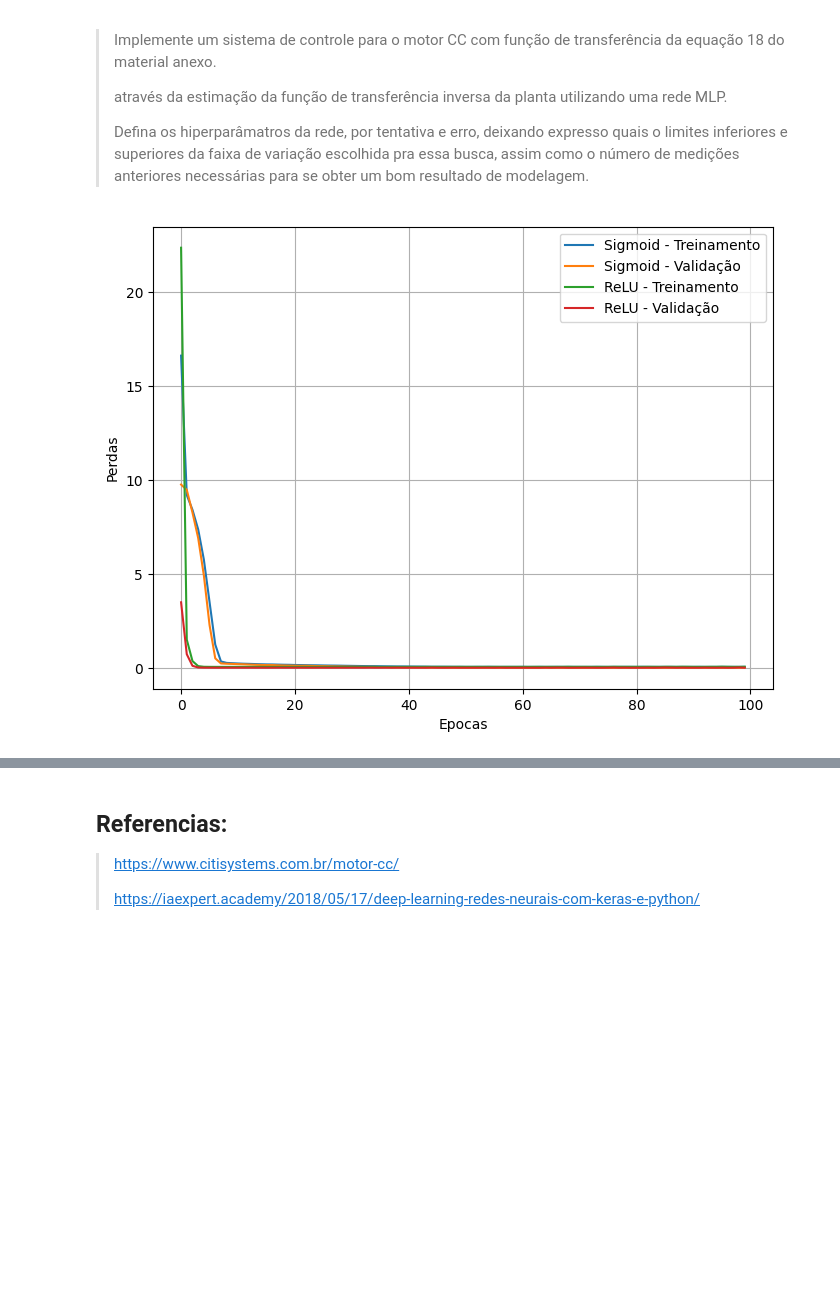
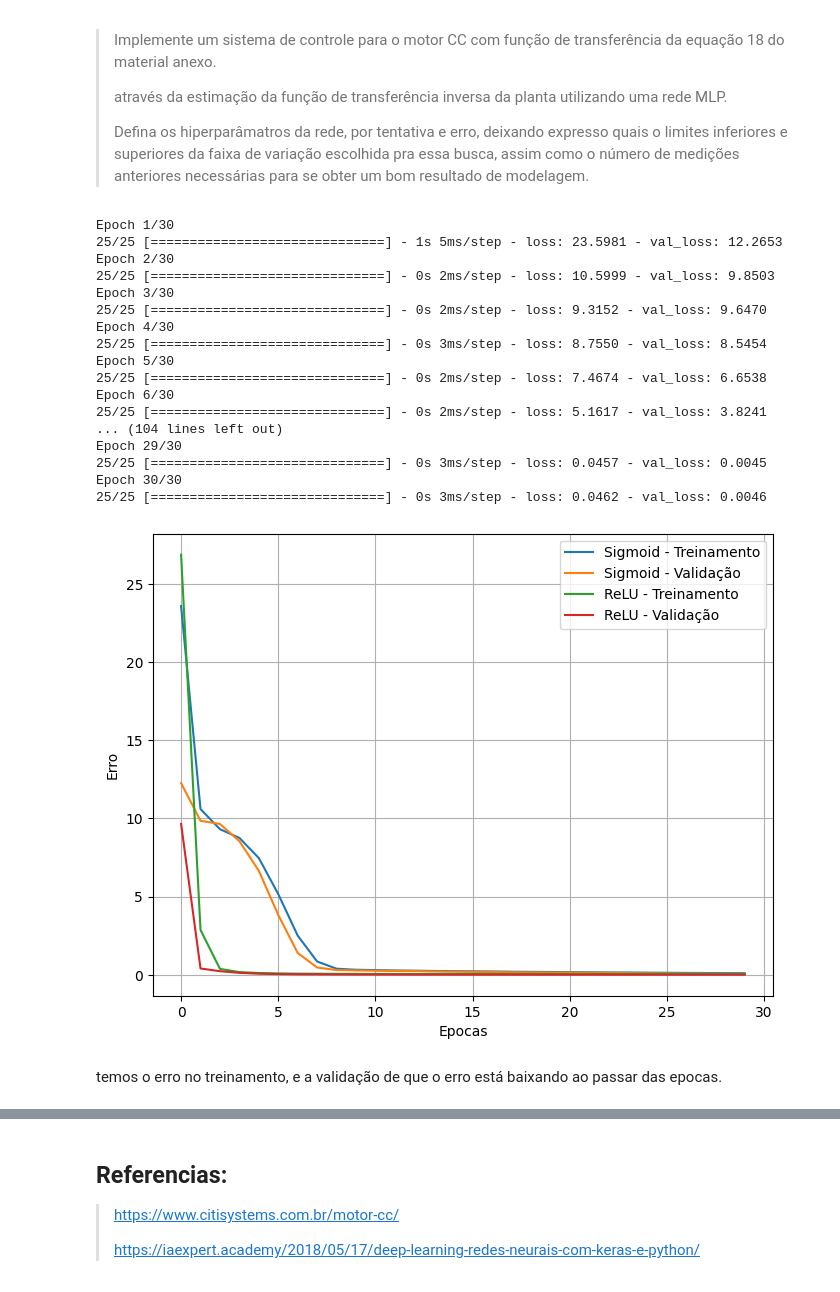
Before and after one commit to KepryDeSousa/Inteligencia-Computacional-I, a Jupyter notebook: Relatorio_VI__MLP.ipynb, the cells around one changed output, grey strips where cells are left out. Saved outputs shown, nothing was run; the diff lists cells and outputs as text; code cells hidden in the pictures; blank space fills up the shorter version.

```diff
--- a/Relatorio_VI__MLP.ipynb
+++ b/Relatorio_VI__MLP.ipynb
@@ -17,5 +19,6 @@ Desafio:
 # %%
 import numpy as np
+from scipy import signal
 import matplotlib.pyplot as plt
 from sklearn.model_selection import train_test_split
 from sklearn.preprocessing import MinMaxScaler
@@ -42,13 +45,13 @@ def planta(vi):
     _, a, _ = signal.lsim((num, den), vi, np.linspace(0, len(vi), len(vi)))
     return a
 
-# Geração dos dados de entrada e saída
+#   Banco
 np.random.seed(0)
 N = 1000
 vi = np.random.uniform(0, vi_max, N)
 torque = planta(vi)
 
-# Divisão dos dados
+#
 X_train, X_test, y_train, y_test = train_test_split(vi, torque, test_size=0.2, random_state=0)
 
 # Pré-processament Sigmoid
@@ -56,39 +59,58 @@ scaler = MinMaxScaler(feature_range=(-1, 1))
 X_train = scaler.fit_transform(X_train.reshape(-1, 1))
 X_test = scaler.transform(X_test.reshape(-1, 1))
 
 # Sigmoid
 model_sigmoid = Sequential()
 model_sigmoid.add(Dense(15, activation='sigmoid', input_shape=(1,)))
 model_sigmoid.add(Dense(15, activation='sigmoid'))
 model_sigmoid.add(Dense(1))
 
 # ReLU
 model_relu = Sequential()
 model_relu.add(Dense(15, activation='relu', input_shape=(1,)))
 model_relu.add(Dense(15, activation='relu'))
 model_relu.add(Dense(1))
 
-# Compilação dos modelos
+# modelos
 model_sigmoid.compile(optimizer=Adam(learning_rate=0.01), loss=MeanSquaredError())
 model_relu.compile(optimizer=Adam(learning_rate=0.01), loss=MeanSquaredError())
 
 
-history_sigmoid = model_sigmoid.fit(X_train, y_train, epochs=100, validation_data=(X_test, y_test), verbose=0)
-history_relu = model_relu.fit(X_train, y_train, epochs=100, validation_data=(X_test, y_test), verbose=0)
+history_sigmoid = model_sigmoid.fit(X_train, y_train, epochs=30, validation_data=(X_test, y_test), verbose=1)
+history_relu = model_relu.fit(X_train, y_train, epochs=30, validation_data=(X_test, y_test), verbose=1)
 
-# Plot do gráfico de perda
+# Plot do gráfico de treinamento
 plt.figure(figsize=(8, 6))
 plt.plot(history_sigmoid.history['loss'], label='Sigmoid - Treinamento')
 plt.plot(history_sigmoid.history['val_loss'], label='Sigmoid - Validação ')
 plt.plot(history_relu.history['loss'], label='ReLU - Treinamento ')
 plt.plot(history_relu.history['val_loss'], label='ReLU - Validação')
 plt.xlabel('Epocas')
-plt.ylabel('Perdas')
+plt.ylabel('Erro')
 plt.legend()
 plt.grid(True)
 plt.show()
 # %% [output]
+Epoch 1/30
+25/25 [==============================] - 1s 5ms/step - loss: 23.5981 - val_loss: 12.2653
+Epoch 2/30
+25/25 [==============================] - 0s 2ms/step - loss: 10.5999 - val_loss: 9.8503
+Epoch 3/30
+25/25 [==============================] - 0s 2ms/step - loss: 9.3152 - val_loss: 9.6470
+Epoch 4/30
+25/25 [==============================] - 0s 3ms/step - loss: 8.7550 - val_loss: 8.5454
+Epoch 5/30
+25/25 [==============================] - 0s 2ms/step - loss: 7.4674 - val_loss: 6.6538
+Epoch 6/30
+25/25 [==============================] - 0s 2ms/step - loss: 5.1617 - val_loss: 3.8241
+... (104 lines left out)
+Epoch 29/30
+25/25 [==============================] - 0s 3ms/step - loss: 0.0457 - val_loss: 0.0045
+Epoch 30/30
+25/25 [==============================] - 0s 3ms/step - loss: 0.0462 - val_loss: 0.0046
-[figure, old version]
+[figure, new version]
+# %% [markdown]
+temos o erro no treinamento, e a validação de que o erro está baixando ao passar das epocas.
 # %%
 import pandas as pd
 
```
Also changed, not shown: parts of 2 cells of this notebook.
